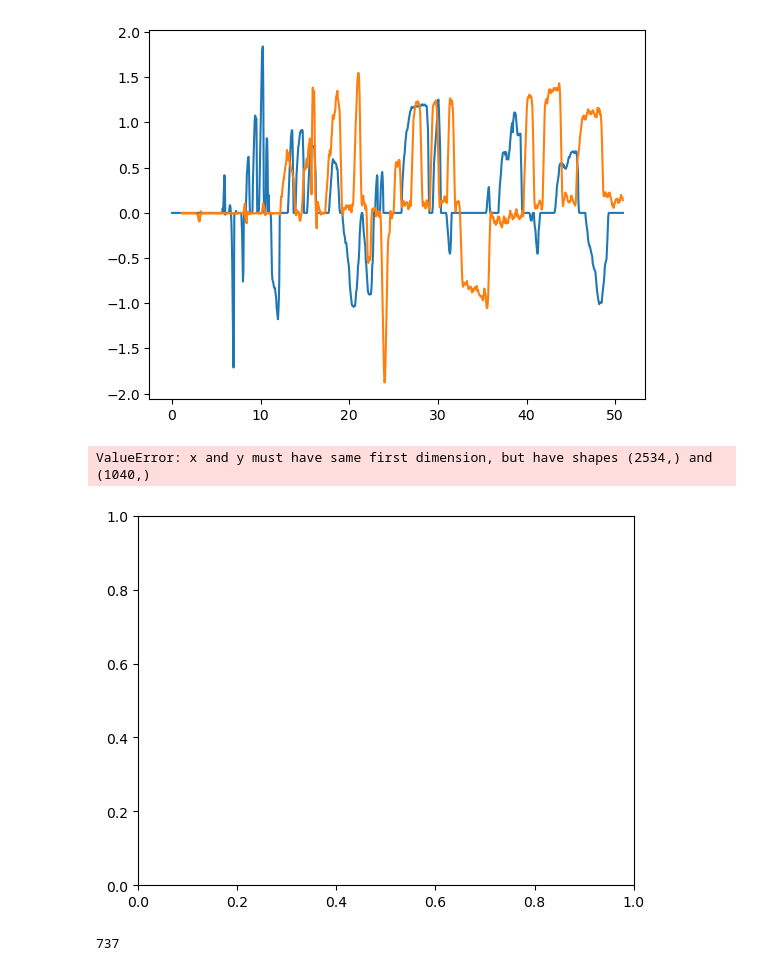
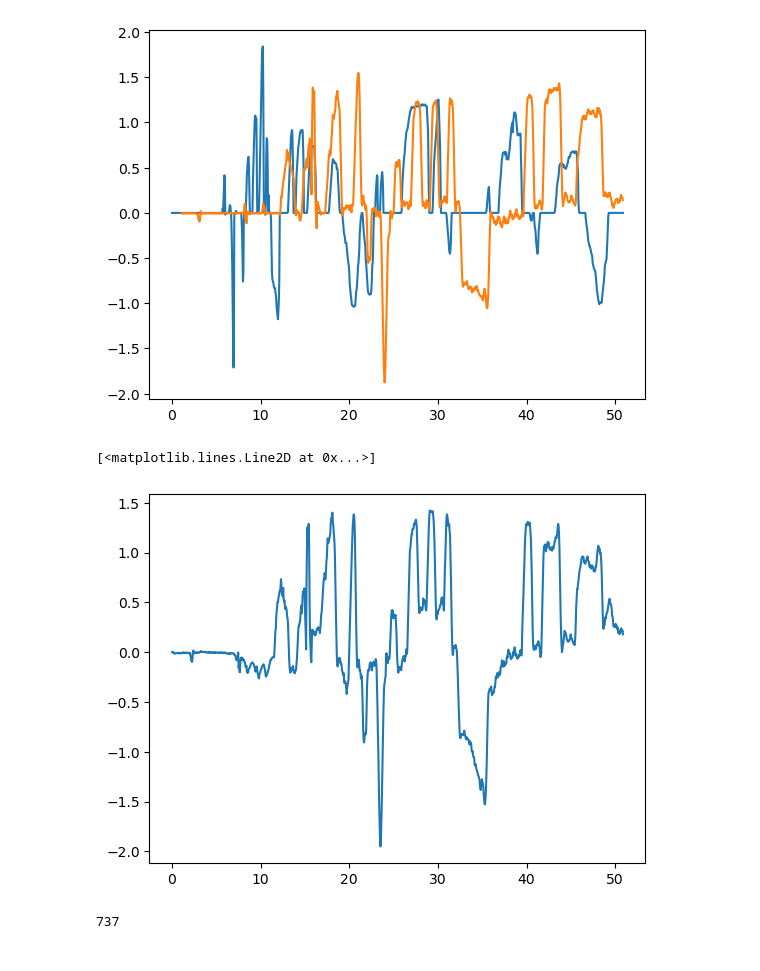
Before and after one commit to Trustworthy-Engineered-Autonomy-Lab/RoboRacer, a Jupyter notebook: odom_analysis.ipynb, the cells around one changed output. Cells and saved outputs as stored; diff of their text form; code cells hidden in the pictures.

```diff
--- a/odom_analysis.ipynb
+++ b/odom_analysis.ipynb
@@ -5,7 +5,7 @@ import matplotlib.pyplot as plt
 import numpy as np
 # %%
 # Read CSV files into dataframes
-ackermann = pd.read_csv('./DataBags/nodrifting_3_3/ackermann_nodrift.csv')
-odom = pd.read_csv('./DataBags/nodrifting_3_3/odomfil_nodrift.csv')
-unfiltered_odom = pd.read_csv('./DataBags/nodrifting_3_3/odom_nodrift.csv')
-imu = pd.read_csv('./DataBags/nodrifting_3_3/imu_nodrift.csv')
+ackermann = pd.read_csv('./DataBags/drifting3_3/ackermann_drift.csv')
+odom = pd.read_csv('./DataBags/drifting3_3/odomfil_drift.csv')
+unfiltered_odom = pd.read_csv('./DataBags/drifting3_3/odom_drift.csv')
+imu = pd.read_csv('./DataBags/drifting3_3/imu_drift.csv')
@@ -132,12 +143,12 @@ plt.plot(imu_sorted_interpolated['time'], imu_sorted_interpolated['twist_angular
 [<matplotlib.lines.Line2D at 0x...>]
 [figure]
 # %%
-plt.plot(throttle_sorted['time'], (imu_twist_angular_z - odom_sorted['twist_angular_z']))
+plt.plot(throttle_sorted_interpolated['time'], (imu_sorted_interpolated['twist_angular_z'] - odom_sorted_interpolated['twist_angular_z']))
 
 #yaw_difference = throttle_sorted['twist_angular_z'] - odom_sorted['twist_angular_z']
 # %% [output]
-ValueError: x and y must have same first dimension, but have shapes (2534,) and (1040,)
+[<matplotlib.lines.Line2D at 0x...>]
-[figure, old version]
+[figure, new version]
 # %%
 len(imu_position_z)
 # %% [output]
```
Also changed, not shown: parts of 3 cells of this notebook, 8 other files.
